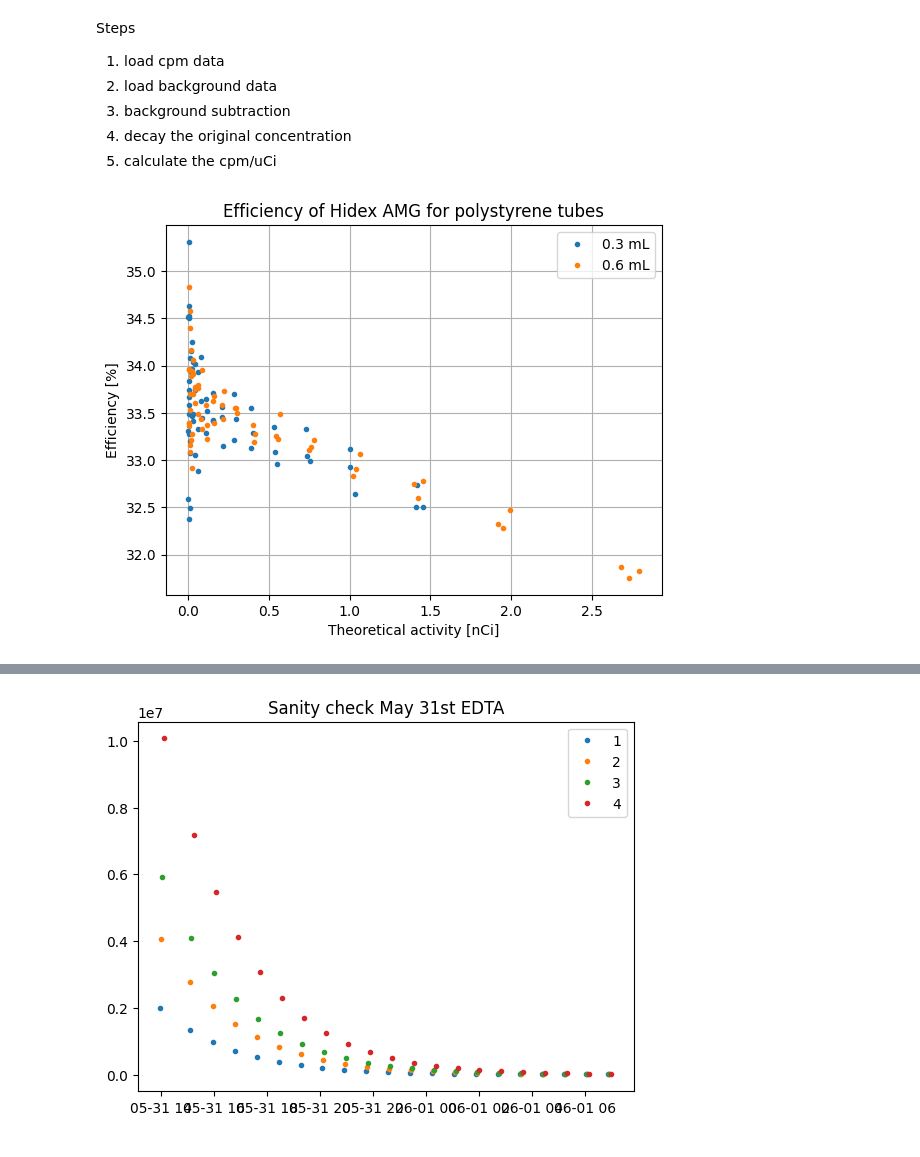
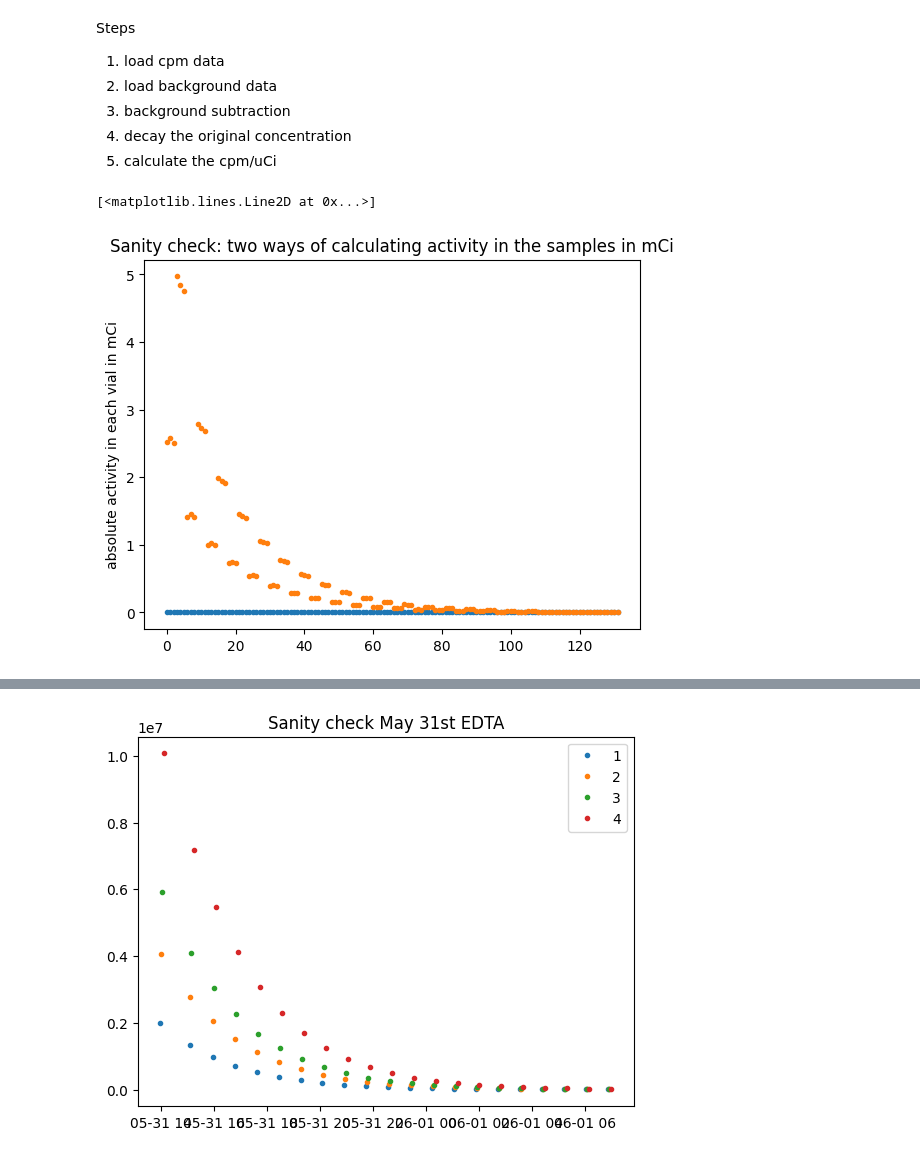
Before and after one commit to wunderbeere/hidex-calibration, a Jupyter notebook: efficiency/Metab Tube Eff_30May1Jun2022/efficiency.ipynb, the cells around one changed output, grey strips where cells are left out. Cells and saved outputs as stored; diff of their text form; code cells hidden in the pictures.

Commit message:
efficiency set 1 corrected the units to uCi

```diff
--- a/efficiency/Metab Tube Eff_30May1Jun2022/efficiency.ipynb
+++ b/efficiency/Metab Tube Eff_30May1Jun2022/efficiency.ipynb
@@ -47,27 +39,36 @@ Steps
 # %%
 from scipy.optimize import curve_fit
 # %%
-efficiency = conc/ref / (37e6 * 60) * 100 # transform the cpm such that we get mCi/mCi
+time_in_seconds = time.astype('datetime64[s]').astype('int')
 
-ref_activity = ref*data[:,0]*1000 # theoretical activity in tubes in mCi
+# calculate the concentrations in the samples in CPM/ml (assuming 1g/ml)
+conc = data[:,2]/data[:,0]
 
+c = 1.83/200 # mCi/ml, original concentration of the solution
+c_time = np.datetime64('2022-05-31T13:10:30') # original time of measurement for the above concentration
+c_time_in_seconds = c_time.astype('datetime64[s]').astype('int')
 
+time_in_seconds = time_in_seconds - c_time_in_seconds # start the timer at the time of normalization
 
+def decay(A0, t, h=109.7*60):
+    # input t must be in seconds
+    return A0*2**(-t/h)
 
-plt.figure()
-plt.title("Efficiency of Hidex AMG for polystyrene tubes")
-plt.ylabel("Efficiency [%]")
-plt.xlabel("Theoretical activity [nCi]")
-plt.plot(ref_activity[::6][1:], efficiency[::6][1:], "C0.", label="0.3 mL")
-plt.plot(ref_activity[1::6][1:], efficiency[1::6][1:], "C0.")
-plt.plot(ref_activity[2::6][1:], efficiency[2::6][1:], "C0.")
-plt.plot(ref_activity[3::6][1:], efficiency[3::6][1:], "C1.", label="0.6 mL")
-plt.plot(ref_activity[4::6][1:], efficiency[4::6][1:], "C1.")
-plt.plot(ref_activity[5::6][1:], efficiency[5::6][1:], "C1.")
+# this is the theoretical concentration of radiation for each measurement in mCi/ml
+ref = decay(c, time_in_seconds)
 
+# sanity check
+testing = decay(c*data[:,0], time_in_seconds)
+plt.title("Sanity check: two ways of calculating activity in the samples in mCi")
+plt.plot(testing, ".")
+plt.ylabel("absolute activity in each vial in mCi")
 
-plt.legend()
-#plt.xscale('log')
-plt.grid()
+# calculate the efficiency
+efficiency = conc/ref # in CPM/mCi
+efficiency = efficiency * 1000 / (3.7e10 * 60) *100 # transform the cpm such that we get mCi/mCi
+
+ref_activity = ref*data[:,0]*1000 # theoretical activity in tubes in uCi
+plt.plot(ref_activity, ".")
 # %% [output]
+[<matplotlib.lines.Line2D at 0x...>]
-[figure, old version]
+[figure, new version]
```
Also changed, not shown: parts of 6 cells of this notebook, 3 other files.
